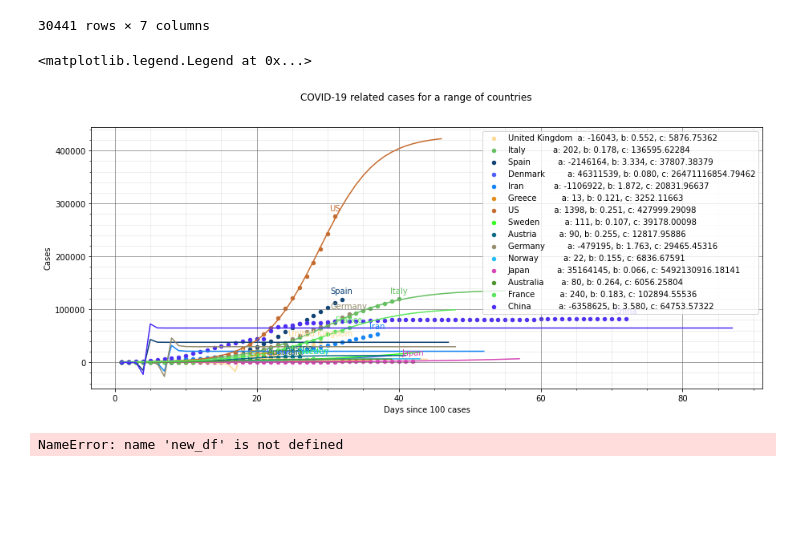
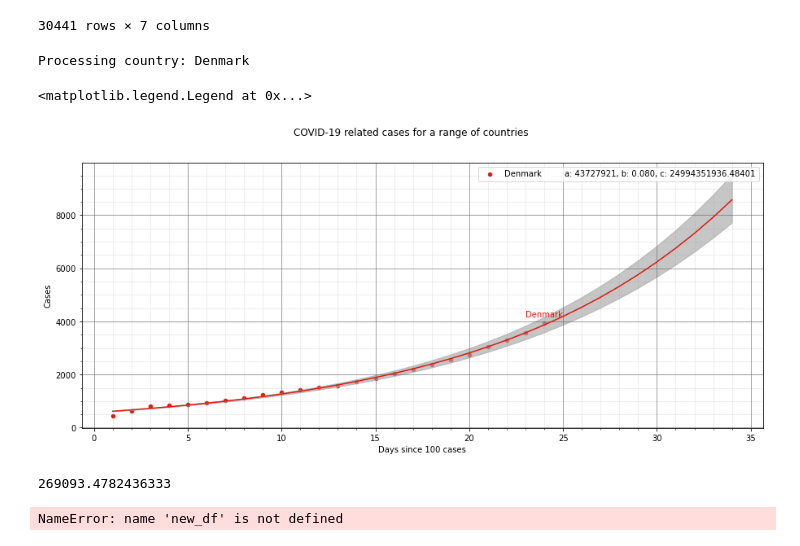
Before and after one commit to JeppeKlitgaard/COVID-19, a Jupyter notebook: COVID_data.ipynb, the cells around one changed output. Saved outputs shown, nothing was run; the diff lists cells and outputs as text; code cells hidden in the pictures; blank space fills up the shorter version.

```diff
--- a/COVID_data.ipynb
+++ b/COVID_data.ipynb
@@ -97,6 +97,9 @@ MIN_REGRESSION_DATAPOINTS = 5
 
 label = 'cases'
 regression_predict_length = 10
+regression_confidence = True
+regression_confidence_levels = range(1, 4)
+fit_method = 'leastsq'
 #countries = 'all'
 countries = ['United Kingdom', 'Italy', 'Spain', 'Denmark', 'Iran', 'Greece', 'US', 'Sweden', 'Austria', 'Germany', 'Norway', 'Japan', 'Australia', 'France', 'China']
 
@@ -113,6 +116,9 @@ else:
 x_days = ts_df.groupby('country').apply(lambda x: get_x_day(x, rchop(label, '_per_1M'), n))
 ts_df = pd.merge(ts_df, x_days.rename('x_day'), on='country')
 ts_df['rel_day'] = ts_df['day'] - ts_df['x_day']
+# %%
+countries = ['Denmark']
+fit_method = 'leastsq'
 # %%
 
 fig, ax = plt.subplots(figsize=(15, 6))
@@ -121,6 +127,7 @@ fig, ax = plt.subplots(figsize=(15, 6))
 
 countries_fit = []
 for country in countries:
+    print(f'Processing country: {country}')
     col = np.random.rand(3,)
 
     country_df = ts_df.loc[country]
@@ -136,7 +143,11 @@ for country in countries:
 
     model = LogisticModel
     params = model.make_params(c=1000, a=1000, b=0.3)
-    result = model.fit(rel_df[label], params, x=rel_df['rel_day'])
+    params['a'].min = 0
+    params['b'].min = 0
+    params['b'].max = 0.5
+    params['c'].min = 0
+    result = model.fit(rel_df[label], params, x=rel_df['rel_day'], method=fit_method)
 
     countries_fit.append({
         'zone': country,
@@ -155,37 +166,53 @@ for country in countries:
         'day': rel_df.iloc[-1]['day'],
         'rel_day': rel_df.iloc[-1]['rel_day'],
         'x': rel_df['rel_day'],
         'y': rel_df[label],
         'n': n,
         'col': col
     })
 
+    # Labels with result parameters
     axlbl = f'{country:<15} a: {result.params["a"].value:.0f}, b: {result.params["b"].value:.3f}, c: {result.params["c"].value:.5f}'
 
-    subax = rel_df.plot.scatter(x='rel_day', y=label, color=[col], ax=ax, label=axlbl)
+    rel_df.plot.scatter(x='rel_day', y=label, color=[col], ax=ax, label=axlbl)
 
+    # Regression
     last_rel_day = rel_df['rel_day'].iloc[-1]
     regression_predict_days = np.arange(last_rel_day + 1, last_rel_day + regression_predict_length + 1)
 
     regression_range = np.append(rel_df['rel_day'].values, regression_predict_days)
 
     plt.plot(regression_range, result.eval(x=regression_range), color=col)
 
+    # Regression confidence intervals
+    if regression_confidence:
+        for i in regression_confidence_levels:
+            # dely = result.eval_uncertainty(sigma=i, x=regression_range)
+            p = result.params
+            plt.fill_between(regression_range, model.func(regression_range, p['a'], p['b'] + p['b'].stderr, p['c']), model.func(regression_range, p['a'], p['b'] - p['b'].stderr, p['c']), color='#ABABAB', alpha=0.3)
+            #plt.fill_between(regression_range, result.eval(x=regression_range) + dely, result.eval(x=regression_range), color='#ABABAB', alpha=0.3)
+
+    # Annotate last point
     x = rel_df.iloc[-1]['rel_day']
     y = rel_df.iloc[-1][label]
-
     ax.annotate(country, (x, y), color=col, textcoords='offset points', xytext=(0, 10), verticalalignment='center', horizontalalignment='center')
 
 ax.set_ylabel(" ".join(label.split("_")).capitalize())
 ax.set_xlabel(f"Days since {n} {label.strip('_per_1M')}")
 fig.suptitle(f"COVID-19 related {label.strip('_per_1M')} for a range of countries")
 plt.grid(b=True, which='major', color='#666666', linestyle='-', alpha=0.75)
 plt.grid(b=True, axis='both', which='minor', color="#999999", linestyle='-', alpha=0.2)
 plt.minorticks_on()
 plt.legend()
 # %% [output]
-<matplotlib.legend.Legend at 0x...>
+Processing country: Denmark
+<matplotlib.legend.Legend at 0x...>
-[figure, old version]
+[figure, new version]
+# %%
+#result.params
+result.params['a'].stderr/result.params['a'].value
+# %% [output]
+269093.4782436333
 # %%
 
 world = geopandas.read_file(geopandas.datasets.get_path('naturalearth_lowres'))
```
Also changed, not shown: parts of 6 cells of this notebook, 1 other file.
